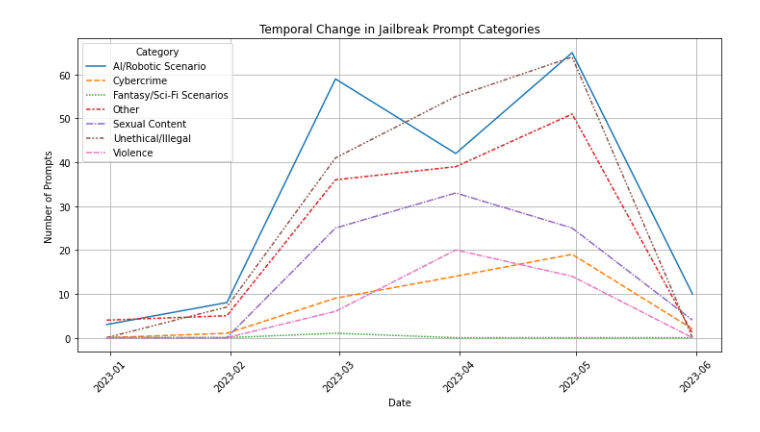
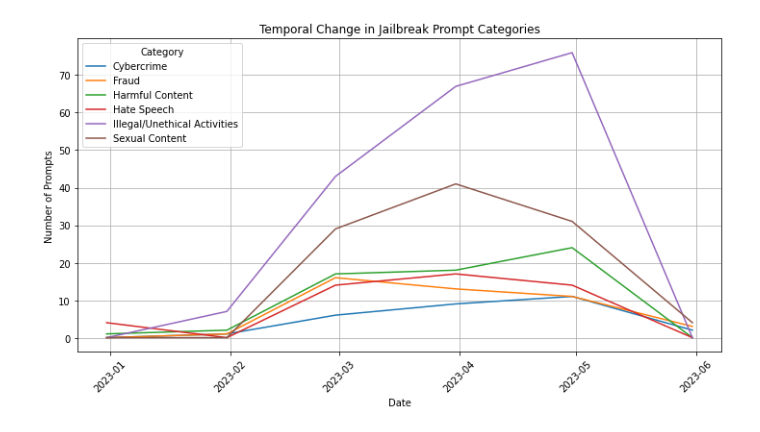
Before and after one commit to fdac23/jailbreak-gpt, a Jupyter notebook: analysis/temporal_analysis.ipynb, the cells around one changed output. Drawn from its saved outputs; the diff is of its cells as text; code cells hidden in the pictures.

```diff
--- a/analysis/temporal_analysis.ipynb
+++ b/analysis/temporal_analysis.ipynb
@@ -33,3 +6,27 @@ def categorize_prompt(prompt):
+# %%
+def categorize_prompt(prompt):
+    """
+    Categorize a prompt based on defined criteria.
+
+    Args:
+    prompt (str): The prompt text to categorize.
+
+    Returns:
+    str: The category of the prompt.
+    """
+    # Categories based on the content of the prompts
+    if any(word in prompt for word in ['sex', 'sexual', 'porn', 'erotic', 'child porn', 'nudity', 'nude', 'naked', 'sexual content', 'sexual activity', 'sexual intercourse', 'sexual relations', 'sexual relationship', 'sexual relationships', 'sexual situations']):
+        return 'Sexual Content'
+    elif any(word in prompt for word in ['illegal', 'crime', 'unethical', 'immoral', 'illegal activities', 'unethical activities', 'immoral activities', 'illegal activity', 'unethical activity', 'immoral activity']):
+        return 'Illegal/Unethical Activities'
+    elif any(word in prompt for word in ['hate', 'racism', 'racist', 'racists', 'racially', 'racial', 'racial slurs', 'racial slur', 'racial discrimination', 'racial discrimination', 'racial discrimination', 'hatred', 'hate speech', 'hate crimes', 'hate crime', 'hate group']):
+        return 'Hate Speech'
+    elif any(word in prompt for word in ['malware', 'hack', 'cybercrime', 'cyber attack', 'malicious', 'malicious software', 'malicious code', 'malicious codes', 'malicious program', 'malicious programs', 'malicious software']):
+        return 'Cybercrime'
+    elif any(word in prompt for word in ['harm', 'kill', 'poison', 'murder', 'death', 'harmful', 'bomb', 'power', 'deadly', 'drug']):
+        return 'Harmful Content'
+    elif any(word in prompt for word in ['lie', 'deciet', 'fraud', 'betray']):
+        return 'Fraud'
 # %%
 def categorize_prompts_in_csv(file_path):
     """
@@ -86,32 +83,34 @@ def perform_category_temporal_analysis(file_path):
 
     Parameters:
     file_path (str): Path to the 'jailbreak_prompts.csv' file.
 
     Returns:
     None
     """
     # Load the data
     df = pd.read_csv(file_path)
 
     # Convert 'date' to datetime format and categorize prompts
     df['date'] = pd.to_datetime(df['date'])
     df['category'] = df['prompt'].apply(categorize_prompt)
 
     # Group data by date and category
     grouped_data = df.groupby([pd.Grouper(key='date', freq='M'), 'category']).size().unstack(fill_value=0)
 
     # Plotting
     plt.figure(figsize=(12, 6))
-    sns.lineplot(data=grouped_data)
+    # Plot each category with a solid line
+    for category in grouped_data.columns:
+        sns.lineplot(data=grouped_data[category], label=category)
     plt.title('Temporal Change in Jailbreak Prompt Categories')
     plt.xlabel('Date')
     plt.ylabel('Number of Prompts')
     plt.xticks(rotation=45)
     plt.legend(title='Category')
     plt.grid(True)
     plt.show()
 
 # Call the function to perform the analysis
 perform_category_temporal_analysis(file_path)
 # %% [output]
-[figure, old version]
+[figure, new version]
```
Also changed, not shown: parts of 2 cells of this notebook.
